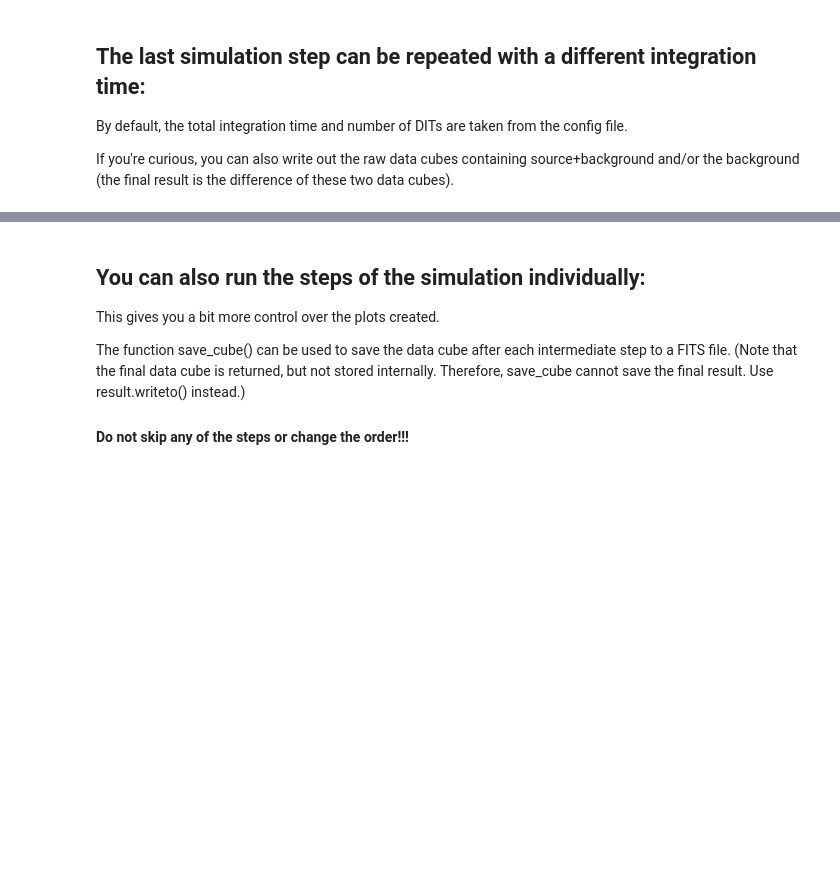
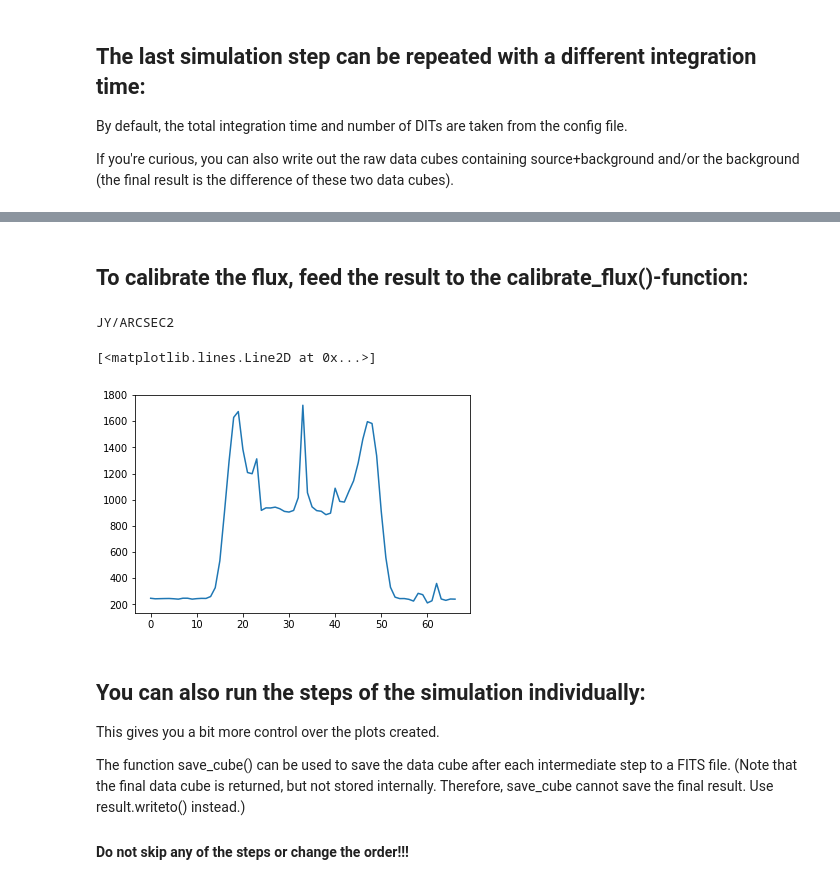
Before and after one commit to astronomyk/SimMETIS, a Jupyter notebook: notebooks/SimMETIS_LMS.ipynb, the cells around one changed output, grey strips where cells are left out. Drawn from its saved outputs; the diff is of its cells as text; code cells hidden in the pictures; blank space fills up the shorter version.

Commit message:
Added calibration function

```diff
--- a/notebooks/SimMETIS_LMS.ipynb
+++ b/notebooks/SimMETIS_LMS.ipynb
@@ -67,3 +107,13 @@ plt.imshow(cube[33,:,:])
+# %% [markdown]
+## To calibrate the flux, feed the result to the calibrate_flux()-function:
+# %%
+result = lms.calibrate_flux(result)
+print(result.header['BUNIT'])
+plt.plot(result.data[:,49,49])
+# %% [output]
+JY/ARCSEC2
+[<matplotlib.lines.Line2D at 0x...>]
+[figure, added]
 # %% [markdown]
 ## You can also run the steps of the simulation individually:
 This gives you a bit more control over the plots created.
```
Also changed, not shown: parts of 6 cells of this notebook, 1 other file.
